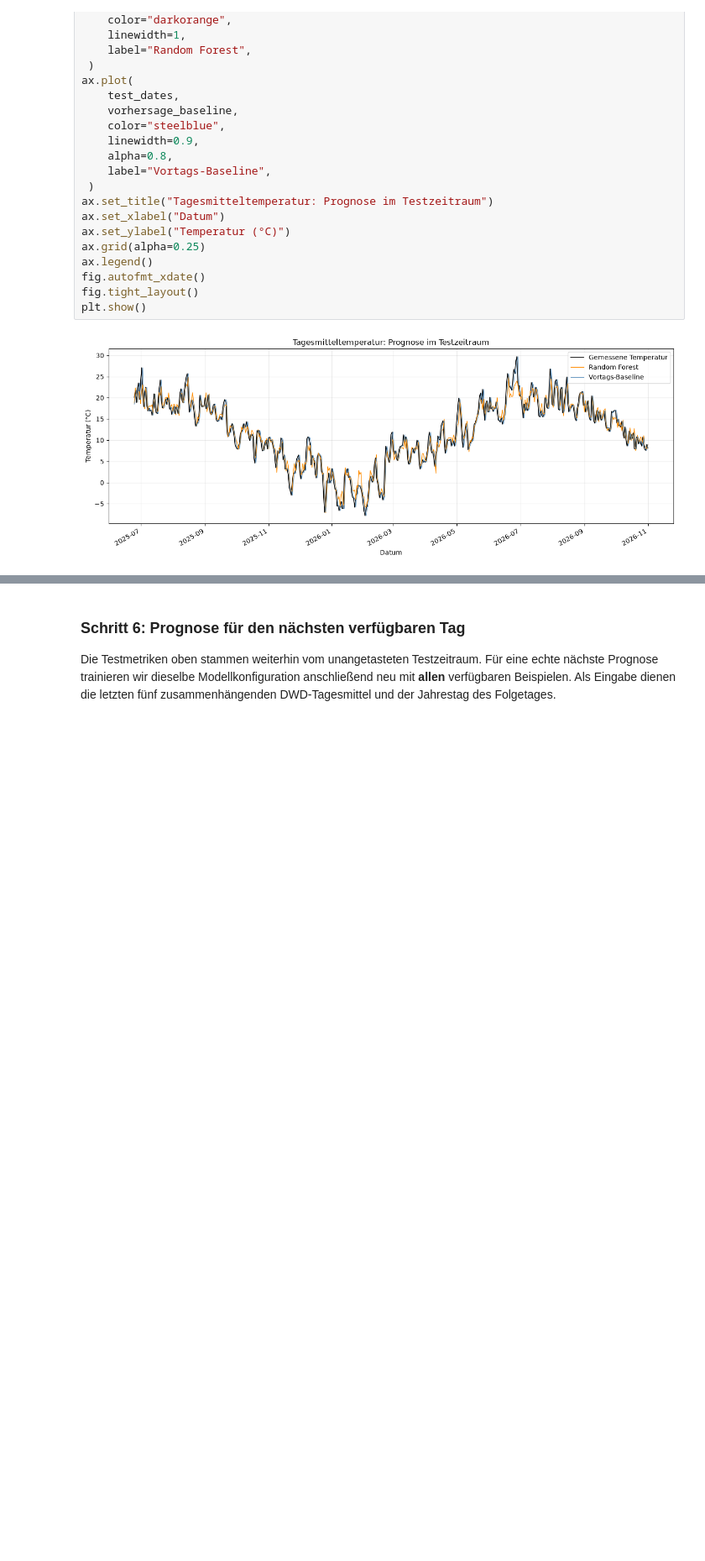
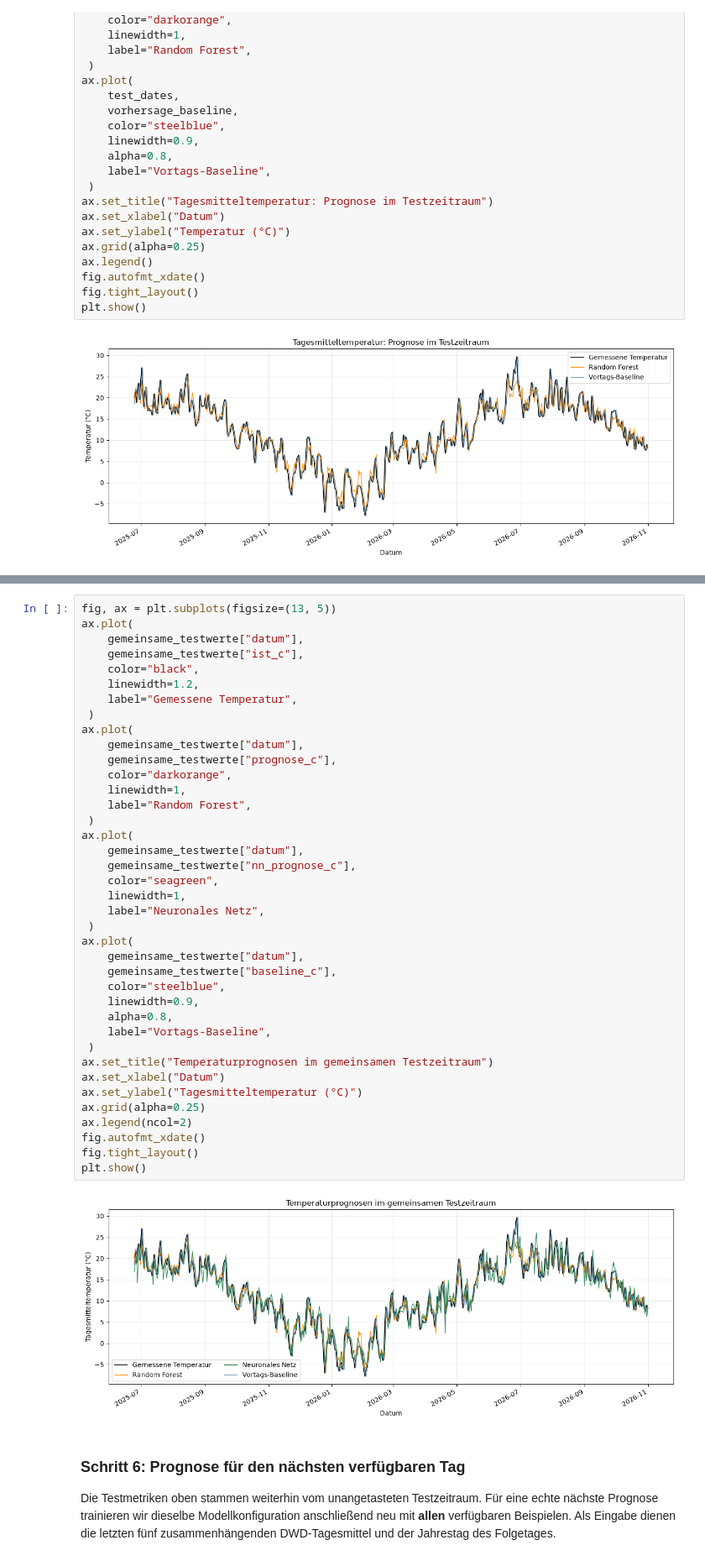
Before and after one commit to JosefineSo/seminar3, a Jupyter notebook: dwd_berlin_wetterdaten_2020_bis_heute.ipynb, the cells around one changed output, grey strips where cells are left out. Shown at 84% size. Cells and saved outputs as stored; diff of their text form; blank space fills up the shorter version.

```diff
--- a/dwd_berlin_wetterdaten_2020_bis_heute.ipynb
+++ b/dwd_berlin_wetterdaten_2020_bis_heute.ipynb
@@ -647,3 +817,44 @@ plt.show()
+# %%
+fig, ax = plt.subplots(figsize=(13, 5))
+ax.plot(
+    gemeinsame_testwerte["datum"],
+    gemeinsame_testwerte["ist_c"],
+    color="black",
+    linewidth=1.2,
+    label="Gemessene Temperatur",
+ )
+ax.plot(
+    gemeinsame_testwerte["datum"],
+    gemeinsame_testwerte["prognose_c"],
+    color="darkorange",
+    linewidth=1,
+    label="Random Forest",
+ )
+ax.plot(
+    gemeinsame_testwerte["datum"],
+    gemeinsame_testwerte["nn_prognose_c"],
+    color="seagreen",
+    linewidth=1,
+    label="Neuronales Netz",
+ )
+ax.plot(
+    gemeinsame_testwerte["datum"],
+    gemeinsame_testwerte["baseline_c"],
+    color="steelblue",
+    linewidth=0.9,
+    alpha=0.8,
+    label="Vortags-Baseline",
+ )
+ax.set_title("Temperaturprognosen im gemeinsamen Testzeitraum")
+ax.set_xlabel("Datum")
+ax.set_ylabel("Tagesmitteltemperatur (°C)")
+ax.grid(alpha=0.25)
+ax.legend(ncol=2)
+fig.autofmt_xdate()
+fig.tight_layout()
+plt.show()
+# %% [output]
+[figure, added]
 # %% [markdown]
 ### Schritt 6: Prognose für den nächsten verfügbaren Tag
 
```
Also changed, not shown: parts of 9 cells of this notebook, 1 other file.
